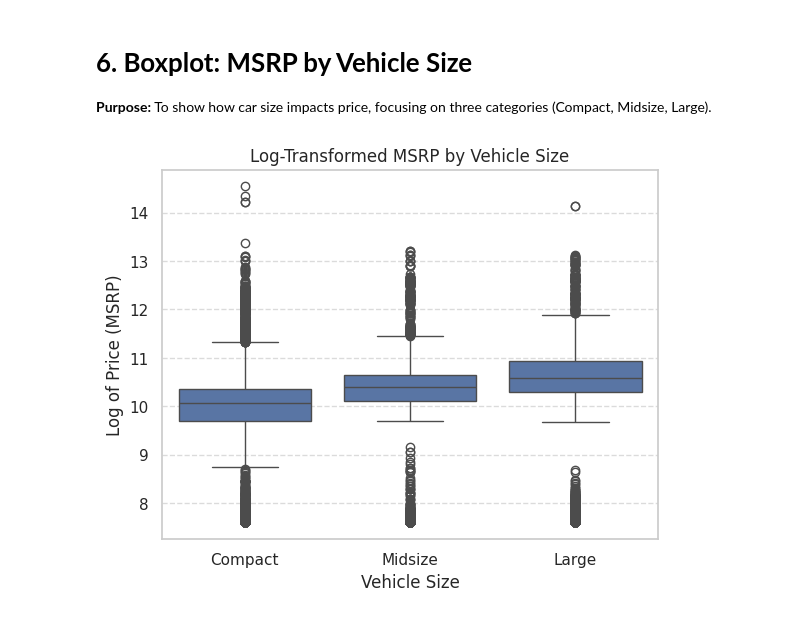
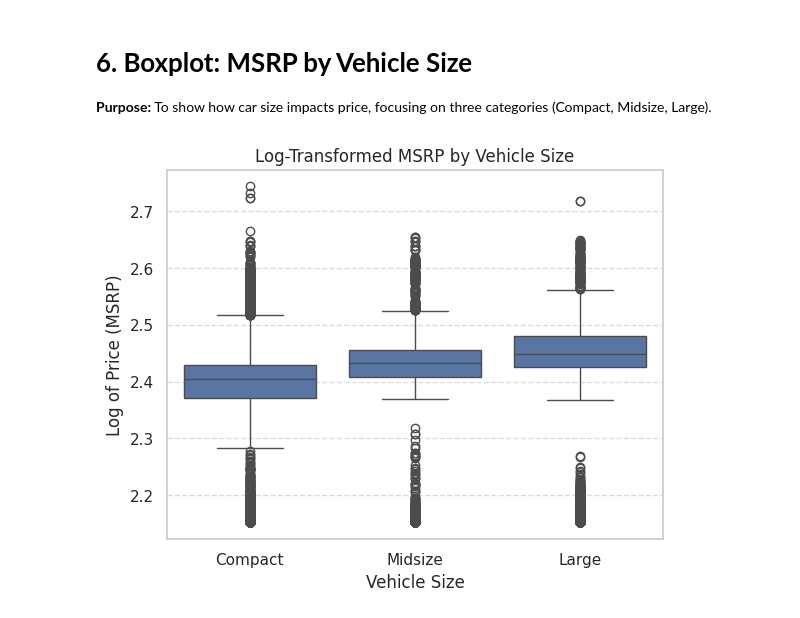
Before and after one commit to Mahmudhassan18/TDS-CARS-MSRP, a Jupyter notebook: TDS-CARS-MSRP.IPYNB, the cells around one changed output. Drawn from its saved outputs; the diff is of its cells as text; code cells hidden in the pictures.

```diff
--- a/TDS-CARS-MSRP.IPYNB
+++ b/TDS-CARS-MSRP.IPYNB
@@ -105,4 +138,4 @@ data['Number of Doors'] = data['Number of Doors'].fillna(data['Number of Doors']
 
 **Action:** Since a large portion is missing, drop this column as it may not contribute significantly to prediction.
 # %%
-data.drop(columns=['Market Category'], inplace=True)
+data.drop(columns=['market_category'], inplace=True)
@@ -109,3 +148,5 @@ data.drop(columns=['Market Category'], inplace=True)
+# %%
+data['number_of_doors'] = data['number_of_doors'].fillna(data['number_of_doors'].median())
 # %%
 data.isnull().sum()
 # %% [output]
@@ -136,20 +174,0 @@ data_copy = data.copy()
-# %%
-# Define custom bins for MSRP
-bins = [0, 20000, 50000, 100000, 200000, 500000, 1000000, 2000000]
-labels = ["0-20K", "20K-50K", "50K-100K", "100K-200K", "200K-500K", "500K-1M", "1M-2M"]
-
-# Bin the data
-data_copy['Price Bracket'] = pd.cut(data_copy['MSRP'], bins=bins, labels=labels)
-
-# Count values per bin
-price_bracket_counts = data_copy['Price Bracket'].value_counts().sort_index()
-
-# Plot
-plt.figure(figsize=(10, 6))
-price_bracket_counts.plot(kind='bar', color='lightcoral', alpha=0.8)
-plt.title("Distribution of MSRP by Price Brackets")
-plt.xlabel("Price Brackets (MSRP)")
-plt.ylabel("Number of Cars")
-plt.xticks(rotation=45)
-plt.grid(axis='y', linestyle='--', alpha=0.7)
-plt.show()
@@ -206,13 +254,0 @@ To compare car prices based on their style (e.g., sedan, SUV, coupe).
-# %%
-# Apply log transformation to MSRP
-data_copy['Log MSRP'] = np.log1p(data_copy['MSRP'])
-
-# Plot the boxplot with log-transformed MSRP
-top_styles = data_copy['Vehicle Style'].value_counts().head(10).index
-sns.boxplot(x=data_copy[data_copy['Vehicle Style'].isin(top_styles)]['Vehicle Style'],
-            y=data_copy['Log MSRP'])
-plt.title("Log-Transformed MSRP by Vehicle Style (Top 10)")
-plt.xlabel("Vehicle Style")
-plt.ylabel("Log of Price (MSRP)")
-plt.xticks(rotation=45)
-plt.show()
@@ -223,14 +292,14 @@ plt.show()
 **Purpose:**
 To show how car size impacts price, focusing on three categories (Compact, Midsize, Large).
 # %%
-data_copy['Log MSRP'] = np.log1p(data_copy['MSRP'])
+data_copy['msrp_log'] = np.log1p(data_copy['msrp_log'])
 
 # Boxplot with log-transformed MSRP
-sns.boxplot(x=data_copy['Vehicle Size'], y=data_copy['Log MSRP'])
+sns.boxplot(x=data_copy['vehicle_size'], y=data_copy['msrp_log'])
 plt.title("Log-Transformed MSRP by Vehicle Size")
 plt.xlabel("Vehicle Size")
 plt.ylabel("Log of Price (MSRP)")
 plt.grid(axis='y', linestyle='--', alpha=0.7)
 plt.show()
 # %% [output]
-[figure, old version]
+[figure, new version]
```
Also changed, not shown: parts of 47 cells of this notebook.
